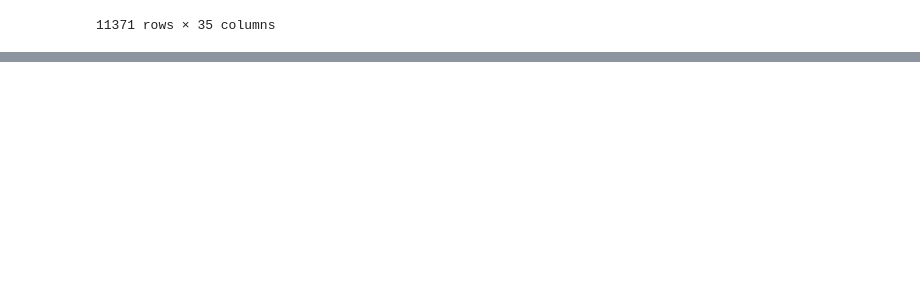
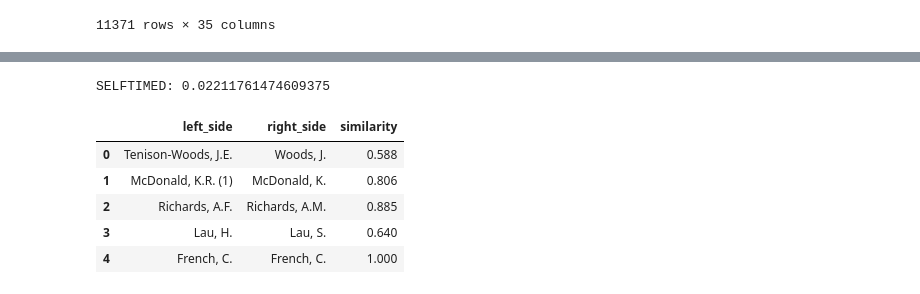
Before and after one commit to nielsklazenga/avh-collectors, a Jupyter notebook: cosine_similarity.ipynb, the cells around one changed output, grey strips where cells are left out. Drawn from its saved outputs; the diff is of its cells as text; code cells hidden in the pictures; blank space fills up the shorter version.

```diff
--- a/cosine_similarity.ipynb
+++ b/cosine_similarity.ipynb
@@ -476,0 +479,28 @@ df_bgmcoll_wikidata_cossim.to_csv('data/bgmcoll_wikidata_cossim.csv')
+# %%
+# Load MEL Collectors data set
+df_melcoll = pd.read_csv('data/mel_collectors.csv')
+# df_melcoll_500['full_name'] = df_melcoll_500['family_name'] + ', ' + df_melcoll_500['initials']
+
+full_name = []
+for i, row in df_melcoll.iterrows():
+    if row['initials']:
+        full_name.append(row['family_name'] + ', ' + str(row['initials']))
+    else:
+        full_name.append(row['family_name'])
+df_melcoll['full_name'] = full_name
+
+df_melcoll_1000 = df_melcoll[(df_melcoll['num_coll'] >= 1000)]
+df_melcoll_1000.sort_values(['num_coll'], ascending=[False], inplace=True)
+df_melcoll_1000.reset_index(drop=True, inplace=True)
+
+df_melcoll_500 = df_melcoll[(df_melcoll['num_coll'] >= 500) & (df_melcoll['num_coll'] < 1000)]
+df_melcoll_500.sort_values(['num_coll'], ascending=[False], inplace=True)
+df_melcoll_500.reset_index(drop=True, inplace=True)
+
+df_melcoll_100 = df_melcoll[(df_melcoll['num_coll'] >= 100) & (df_melcoll['num_coll'] < 500)]
+df_melcoll_100.sort_values(['num_coll'], ascending=[False], inplace=True)
+df_melcoll_100.reset_index(drop=True, inplace=True)
+
+print(df_melcoll_1000.shape)
+print(df_melcoll_500.shape)
+print(df_melcoll_100.shape)
@@ -476,0 +521,23 @@ df_bgmcoll_wikidata_cossim.to_csv('data/bgmcoll_wikidata_cossim.csv')
+# %%
+# Vectorize MEL collector names (use transform())
+tf_idf_matrix_dirty = vectorizer.transform(df_melcoll_500['full_name'])
+
+# Calculate Cosine Similarity
+import time
+t1 = time.time()
+matches = awesome_cossim_topn(tf_idf_matrix_dirty, tf_idf_matrix_clean.transpose(), 1, 0.5)
+t = time.time()-t1
+print("SELFTIMED:", t)
+
+# Get matches and create data frame
+matches_df = get_matches_df(matches, df_melcoll_500['full_name'], df_wikidata_unique['canonical_string'], top=0)
+
+matches_df.head()
+# %% [output]
+SELFTIMED: 0.02211761474609375
+|  | left_side | right_side | similarity |
+| 0 | Tenison-Woods, J.E. | Woods, J. | 0.588 |
+| 1 | McDonald, K.R. (1) | McDonald, K. | 0.806 |
+| 2 | Richards, A.F. | Richards, A.M. | 0.885 |
+| 3 | Lau, H. | Lau, S. | 0.640 |
+| 4 | French, C. | French, C. | 1.000 |
```
Also changed, not shown: parts of 7 cells of this notebook, 4 other files.
